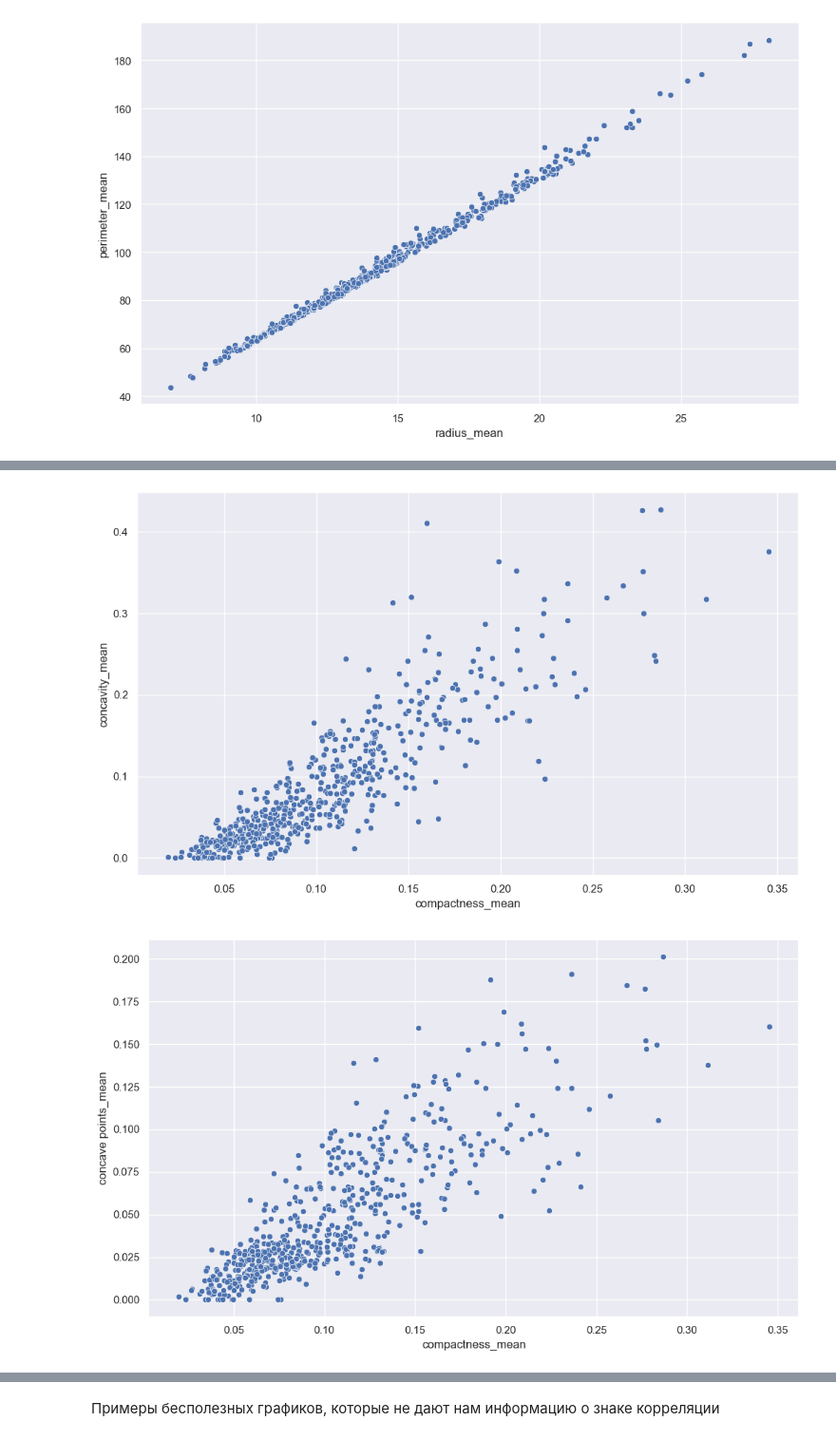
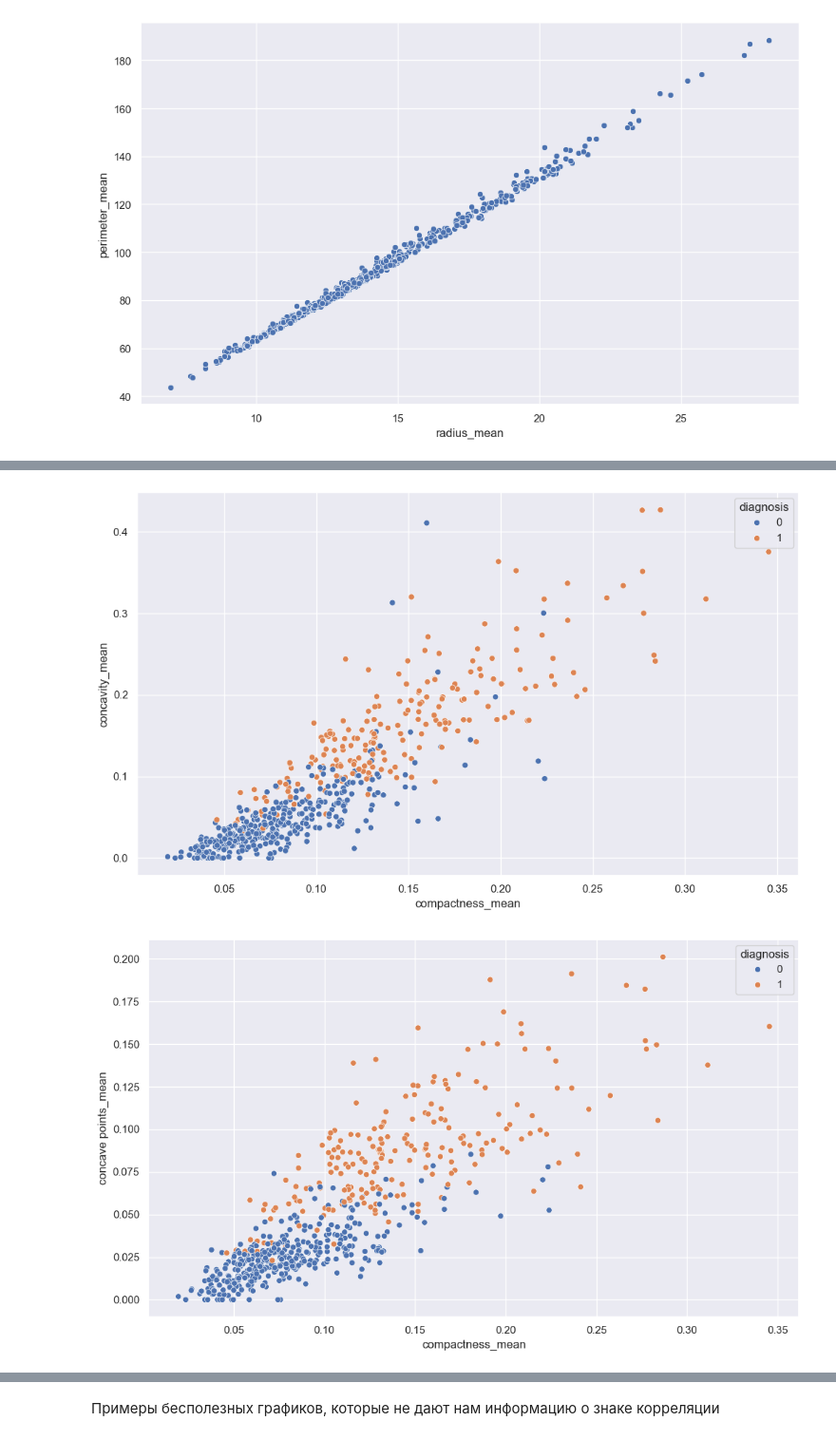
Before and after one commit to Nigota/DBLabsFinalWork, a Jupyter notebook: visualization.ipynb, the cells around one changed output, grey strips where cells are left out. Shown at 95% size. Drawn from its saved outputs; the diff is of its cells as text; code cells hidden in the pictures.

```diff
--- a/visualization.ipynb
+++ b/visualization.ipynb
@@ -84,9 +88,9 @@ sns.scatterplot(df, x="radius_mean", y="perimeter_mean");
 # %%
-sns.scatterplot(df, x="compactness_mean", y="concavity_mean");
+sns.scatterplot(df, x="compactness_mean", y="concavity_mean", hue='diagnosis');
 # %% [output]
-[figure, old version]
+[figure, new version]
 # %%
-sns.scatterplot(df, x="compactness_mean", y="concave points_mean");
+sns.scatterplot(df, x="compactness_mean", y="concave points_mean", hue='diagnosis');
 # %% [output]
-[figure, old version]
+[figure, new version]
 # %%
```
Also changed, not shown: parts of 6 cells of this notebook.
